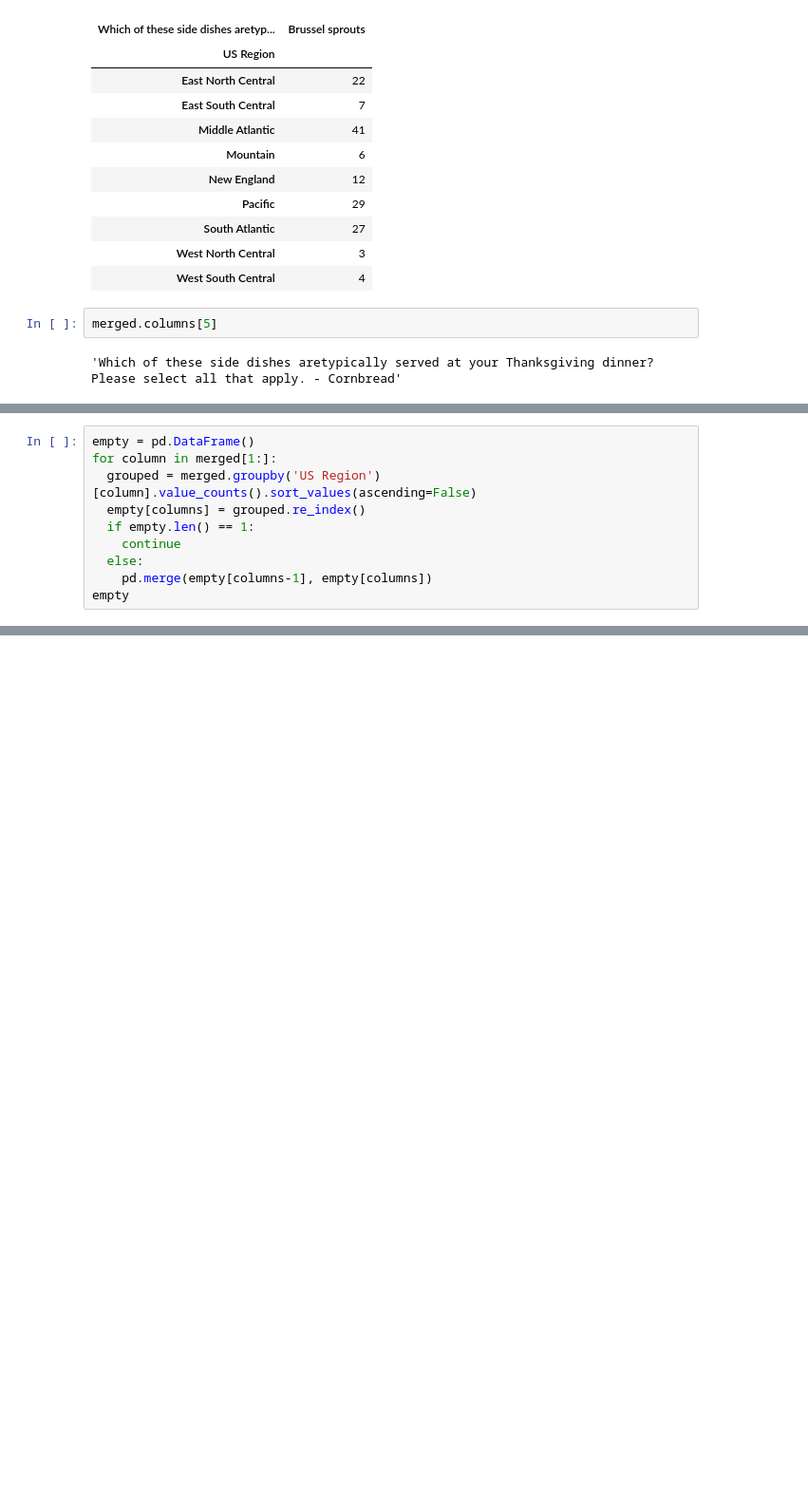
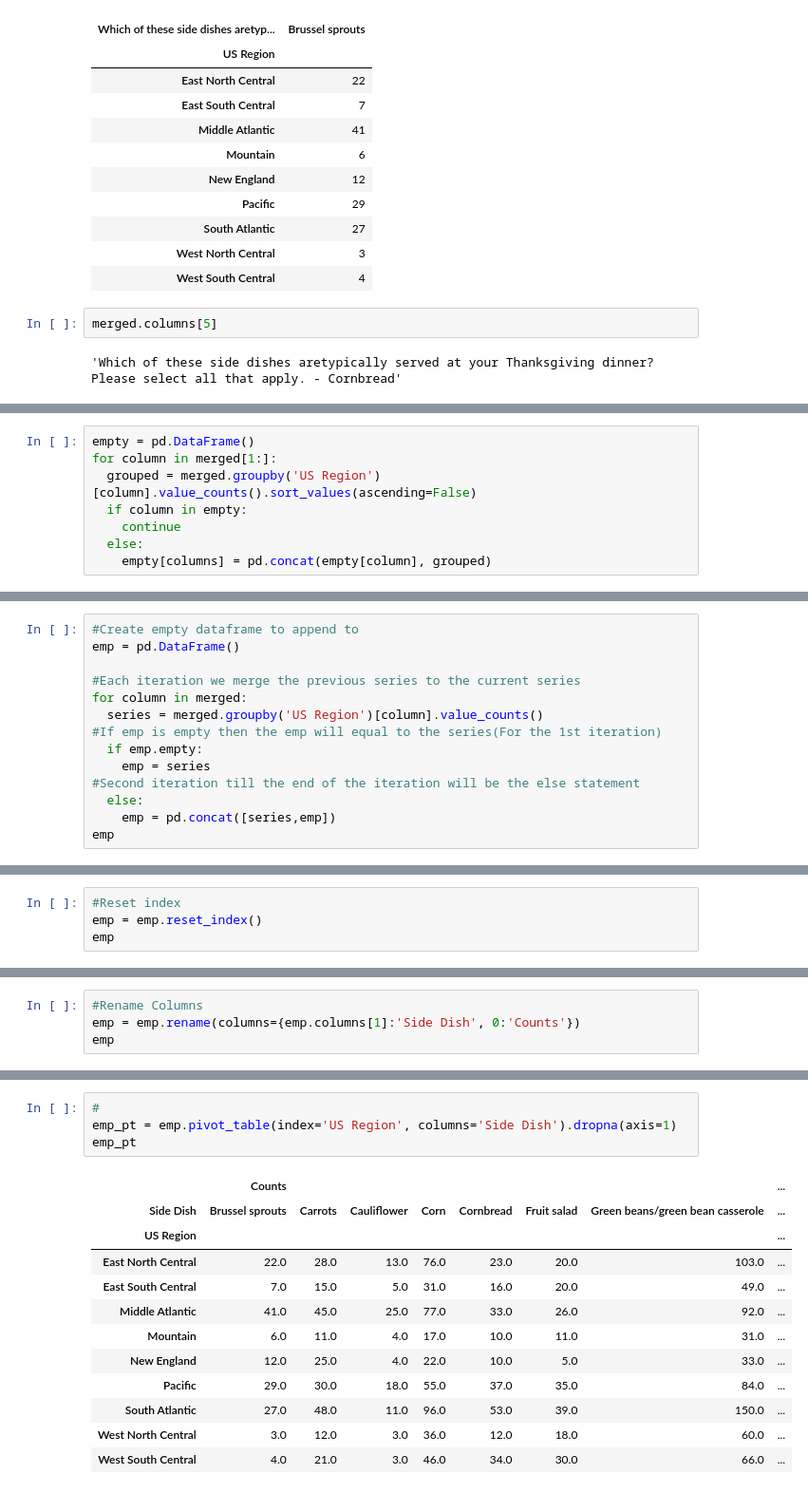
Before and after one commit to bloominstituteoftechnology/DS-Unit-1-Sprint-3-Data-Storytelling, a Jupyter notebook: module3-make-explanatory-visualizations/LS_DS_223_Make_explanatory_visualizations.ipynb, the cells around one changed output, grey strips where cells are left out. Shown at 95% size. Saved outputs shown, nothing was run; the diff lists cells and outputs as text; blank space fills up the shorter version.

Commit message:
Update: Got the pivot table

```diff
--- a/module3-make-explanatory-visualizations/LS_DS_223_Make_explanatory_visualizations.ipynb
+++ b/module3-make-explanatory-visualizations/LS_DS_223_Make_explanatory_visualizations.ipynb
@@ -485,10 +493,8 @@ array([22,  7, 41,  6, 12, 29, 27,  3,  4])
 empty = pd.DataFrame()
 for column in merged[1:]:
   grouped = merged.groupby('US Region')[column].value_counts().sort_values(ascending=False)
-  empty[columns] = grouped.re_index()
-  if empty.len() == 1:
+  if column in empty:
     continue
   else:
-    pd.merge(empty[columns-1], empty[columns])
-empty
+    empty[columns] = pd.concat(empty[column], grouped)
 # %% [output]
@@ -505,0 +502,14 @@ Name: Which of these side dishes aretypically served at your Thanksgiving dinner
+# %%
+#Create empty dataframe to append to
+emp = pd.DataFrame()
+
+#Each iteration we merge the previous series to the current series
+for column in merged:
+  series = merged.groupby('US Region')[column].value_counts()
+#If emp is empty then the emp will equal to the series(For the 1st iteration)
+  if emp.empty:
+    emp = series
+#Second iteration till the end of the iteration will be the else statement
+  else:
+    emp = pd.concat([series,emp])
+emp
@@ -505,0 +534,4 @@ Name: Which of these side dishes aretypically served at your Thanksgiving dinner
+# %%
+#Reset index
+emp = emp.reset_index()
+emp
@@ -505,0 +557,4 @@ Name: Which of these side dishes aretypically served at your Thanksgiving dinner
+# %%
+#Rename Columns
+emp = emp.rename(columns={emp.columns[1]:'Side Dish', 0:'Counts'})
+emp
@@ -505,0 +580,17 @@ Name: Which of these side dishes aretypically served at your Thanksgiving dinner
+# %%
+#
+emp_pt = emp.pivot_table(index='US Region', columns='Side Dish').dropna(axis=1)
+emp_pt
+# %% [output]
+|  | Counts |  |  |  |  |  |  | ... |
+| Side Dish | Brussel sprouts | Carrots | Cauliflower | Corn | Cornbread | Fruit salad | Green beans/green bean casserole | ... |
+| US Region |  |  |  |  |  |  |  | ... |
+| East North Central | 22.0 | 28.0 | 13.0 | 76.0 | 23.0 | 20.0 | 103.0 | ... |
+| East South Central | 7.0 | 15.0 | 5.0 | 31.0 | 16.0 | 20.0 | 49.0 | ... |
+| Middle Atlantic | 41.0 | 45.0 | 25.0 | 77.0 | 33.0 | 26.0 | 92.0 | ... |
+| Mountain | 6.0 | 11.0 | 4.0 | 17.0 | 10.0 | 11.0 | 31.0 | ... |
+| New England | 12.0 | 25.0 | 4.0 | 22.0 | 10.0 | 5.0 | 33.0 | ... |
+| Pacific | 29.0 | 30.0 | 18.0 | 55.0 | 37.0 | 35.0 | 84.0 | ... |
+| South Atlantic | 27.0 | 48.0 | 11.0 | 96.0 | 53.0 | 39.0 | 150.0 | ... |
+| West North Central | 3.0 | 12.0 | 3.0 | 36.0 | 12.0 | 18.0 | 60.0 | ... |
+| West South Central | 4.0 | 21.0 | 3.0 | 46.0 | 34.0 | 30.0 | 66.0 | ... |
```
Also changed, not shown: parts of 16 cells of this notebook.
